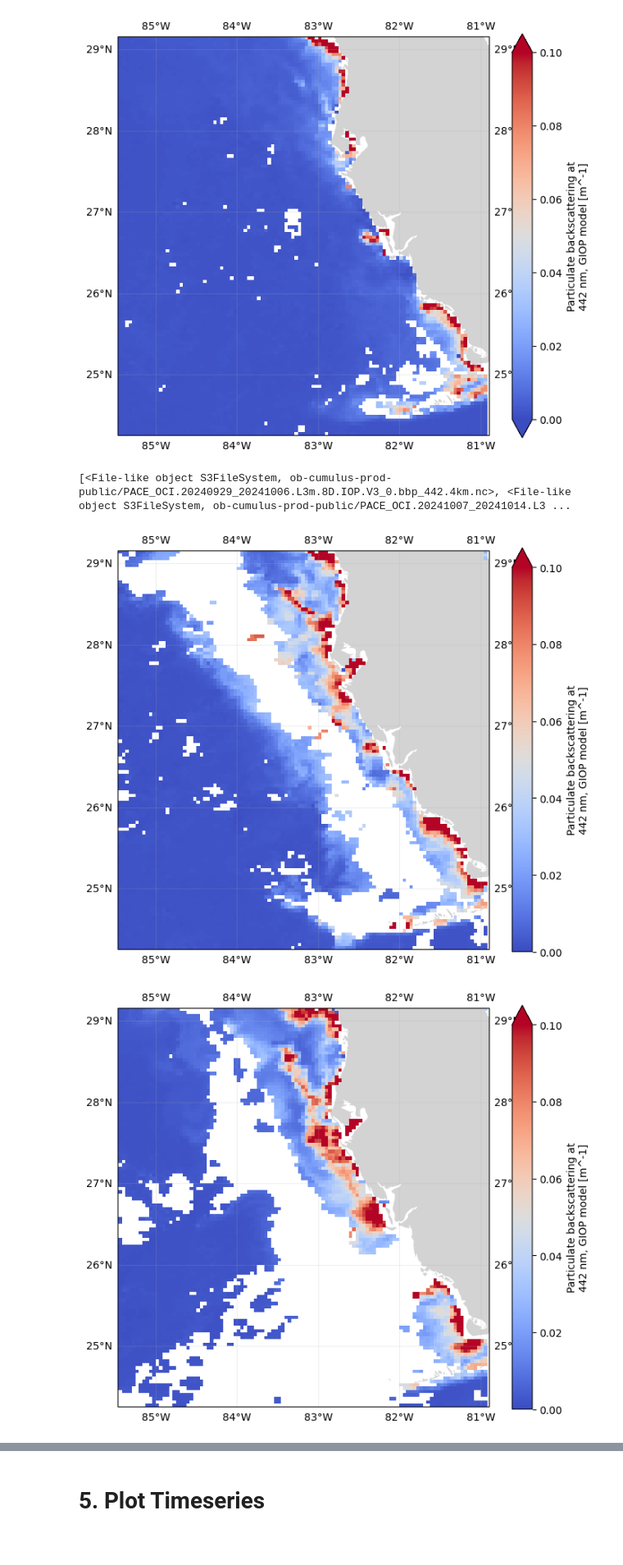
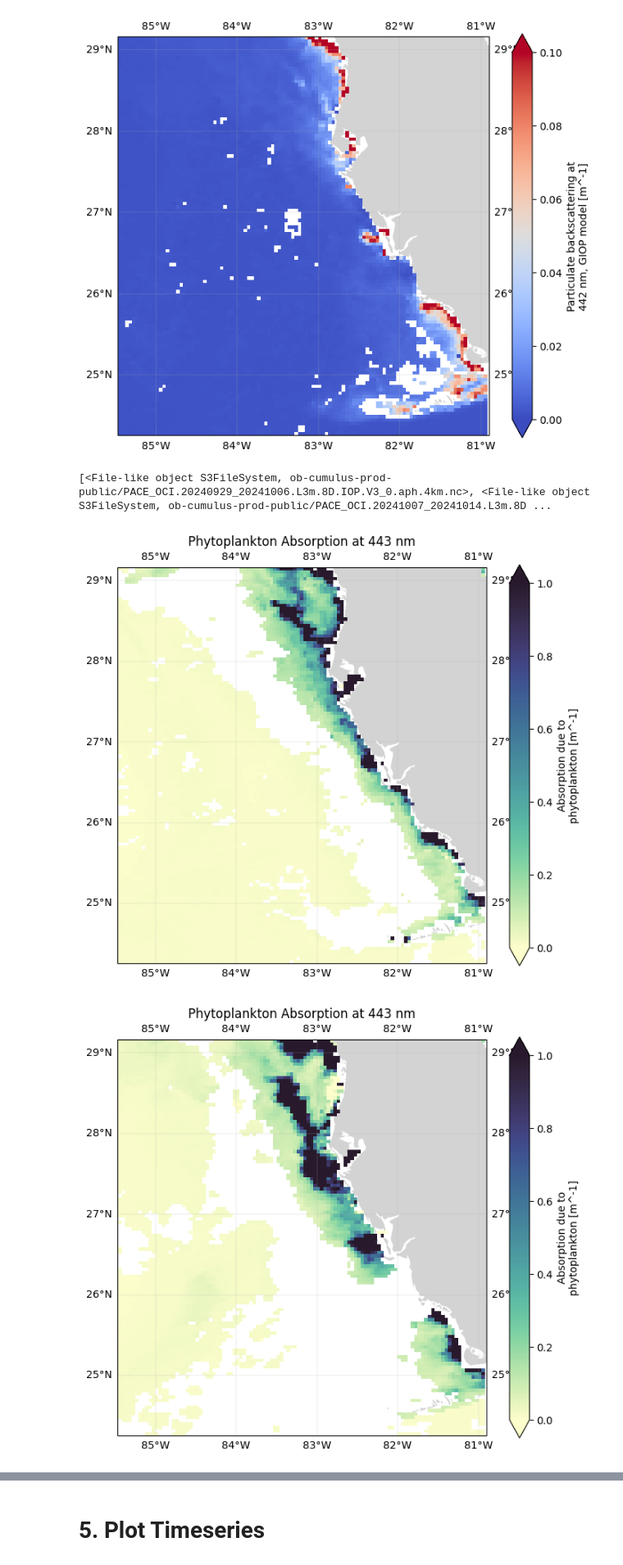
Before and after one commit to anna-valcarcel/LANDFAWL, a Jupyter notebook: Anna/Exporting8DayFigures.ipynb, the cells around one changed output, grey strips where cells are left out. Shown at 82% size. Saved outputs shown, nothing was run; the diff lists cells and outputs as text; code cells hidden in the pictures.

Commit message:
Fixing issue with after-event exported images

```diff
--- a/Anna/Exporting8DayFigures.ipynb
+++ b/Anna/Exporting8DayFigures.ipynb
@@ -131,7 +131,7 @@ def export_8day(ds_sliced,output_folder,v_min,v_max,cmap_name):
 
     # Add gridlines with labels
     ax.gridlines(draw_labels=True,alpha=0.2)
-    # ax.set_title("Phytoplankton Absorption at 443 nm")
+    ax.set_title("Phytoplankton Absorption at 443 nm")
 
     # plt.show()
 
@@ -219,7 +219,7 @@ for i in range(len(paths_before)):
 # Define search criteria for After the hurricane
 tspan = ("2024-09-29", "2024-10-29")
 var_code = "PACE_OCI_L3M_IOP"
-granule_name = "*.8D.IOP*.bbp_442.*4km*" # Change this for each variable and dataset (IOP, CHL, BGC, AOP,etc.)
+granule_name = "*.8D.IOP*.aph.*4km*" # Change this for each variable and dataset (IOP, CHL, BGC, AOP,etc.)
 
 results = earthaccess.search_data(
     short_name=var_code,
@@ -234,32 +234,32 @@ if len(paths_after) > 4:
 
 print(paths_after)
 # %% [output]
-[<File-like object S3FileSystem, ob-cumulus-prod-public/PACE_OCI.20240929_20241006.L3m.8D.IOP.V3_0.bbp_442.4km.nc>, <File-like object S3FileSystem, ob-cumulus-prod-public/PACE_OCI.20241007_20241014.L3 ...
+[<File-like object S3FileSystem, ob-cumulus-prod-public/PACE_OCI.20240929_20241006.L3m.8D.IOP.V3_0.aph.4km.nc>, <File-like object S3FileSystem, ob-cumulus-prod-public/PACE_OCI.20241007_20241014.L3m.8D ...
 # %%
 # Folder to write to
-folder_path = "/home/jovyan/Hackweek/PACE_Hackweek_2025/Figures/Bbp_442/After/"
+folder_path = "/home/jovyan/Hackweek/PACE_Hackweek_2025/Figures/PhytoAbs/After/"
 # %%
 # Run the plotting function
 for i in range(len(paths_after)):
     dataset = xr.open_dataset(paths_after[i])
-    name = str(paths_before[i])
+    name = str(paths_after[i])
 
     filename = folder_path + var_name + "_8D_" + name[55:81] +"_AFTER.png"
-
+    # print(filename)
     # Drop unnecessary variables
     var_data = dataset.drop_vars(["palette"])
     var_data = var_data[var_name]
 
     var_slice = var_data.sel(lat=slice(lat_max, lat_min), lon=slice(lon_min, lon_max))
 
     # Wavelength slice
     if "wavelength" in var_slice.dims:
         var_slice = var_slice.sel(wavelength=443.0, method="nearest")
 
     # call the plotting function, input list: (sliced_data, output_folder_name,cbar_vmin,cbar_vmax,cmap_name)
-    export_8day(var_slice,folder_path,0,0.1,cmap) # Change v_min as needed
+    export_8day(var_slice,filename,0,1,cmap) # Change v_min as needed
 
     # plt.show()
 # %% [output]
-[figure, old version]
+[figure, new version]
-[figure, old version]
+[figure, new version]
```
Also changed, not shown: parts of 1 cell of this notebook, 4 other files.
